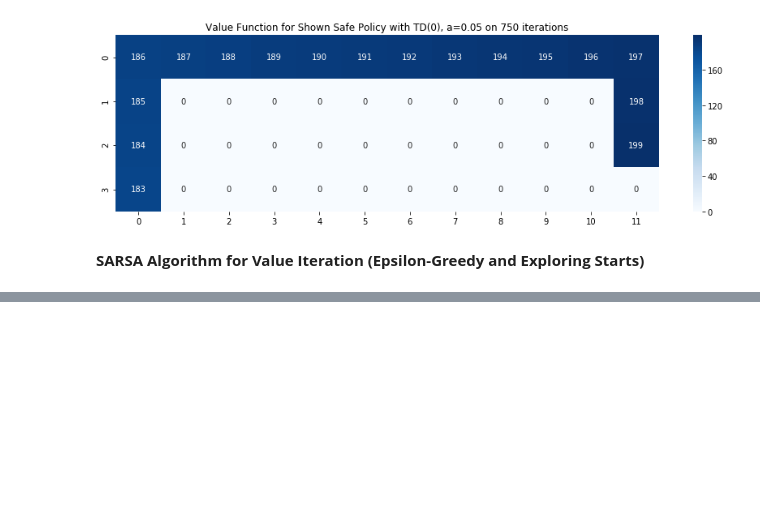
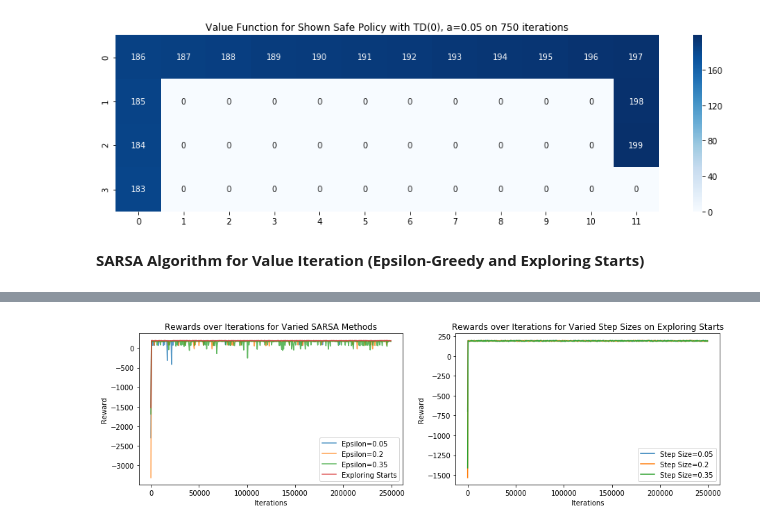
Before and after one commit to navyamehta/optimization-algorithms, a Jupyter notebook: reinforcement-learning-MDP/PART 3 - Temporal Difference Learning.ipynb, the cells around one changed output, grey strips where cells are left out. Drawn from its saved outputs; the diff is of its cells as text; code cells hidden in the pictures; blank space fills up the shorter version.

```diff
--- a/reinforcement-learning-MDP/PART 3 - Temporal Difference Learning.ipynb
+++ b/reinforcement-learning-MDP/PART 3 - Temporal Difference Learning.ipynb
@@ -156,8 +160,9 @@ def sarsa_simulation(stepsize, iterations, starterfunc, updaterfunc, **kwargs):
     pol = {(r, c):{policy.LEFT:0.25, policy.RIGHT:0.25, policy.UP:0.25, policy.DOWN:0.25} for r in range(3)
          for c in range(12)}
     pol[(3,0)] = {policy.LEFT:0.25, policy.RIGHT:0.25, policy.UP:0.25, policy.DOWN:0.25}
-    for _ in range(iterations):
-        one_episode_sarsa(stepsize, actdict, pol, starterfunc, updaterfunc, **kwargs)
-    return actdict, pol
+    rewards = np.zeros(iterations)
+    for i in range(iterations):
+        rewards[i] = one_episode_sarsa(stepsize, actdict, pol, starterfunc, updaterfunc, **kwargs)
+    return actdict, pol, rewards
 # %%
 start = time.time()
@@ -217,0 +207,26 @@ actdict
+# %%
+#Modifications to Method
+plt.figure(figsize=(15,4))
+plt.subplot(1,2,1)
+epsilons = [0.05, 0.2, 0.35]
+for ep in epsilons:
+    _, _, rwd = sarsa_simulation(0.05, 250000, epsilon_greedy_starter, epsilon_greedy_updater, epsilon=ep)
+    pd.Series(rwd)[::500].plot(label="Epsilon="+str(ep), alpha=0.75)
+pd.Series(esrwd)[::500].plot(label="Exploring Starts", alpha=0.75)
+plt.legend(loc="best")
+plt.xlabel("Iterations")
+plt.ylabel("Reward")
+plt.title("Rewards over Iterations for Varied SARSA Methods")
+#Modifications to Step-Size
+plt.subplot(1,2,2)
+stepsizes = [0.05, 0.2, 0.35]
+for ss in stepsizes:
+    _, _, rwd = sarsa_simulation(ss, 250000, exploring_starts_starter, exploring_starts_updater)
+    pd.Series(rwd)[::500].plot(label="Step Size="+str(ss))
+plt.legend(loc="best")
+plt.xlabel("Iterations")
+plt.ylabel("Reward")
+plt.title("Rewards over Iterations for Varied Step Sizes on Exploring Starts")
+plt.show()
+# %% [output]
+[figure, added]
```
Also changed, not shown: parts of 9 cells of this notebook.
